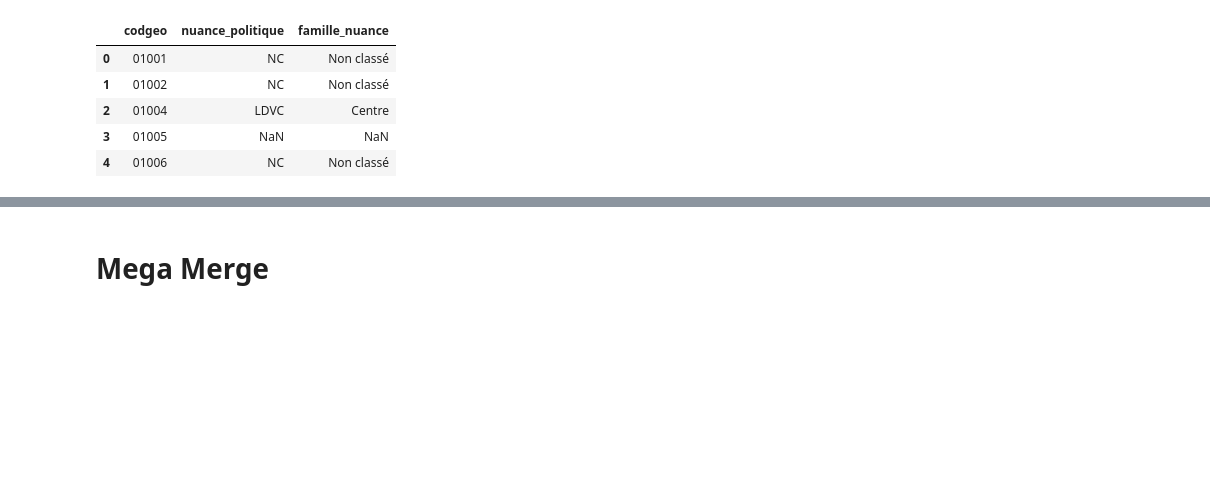
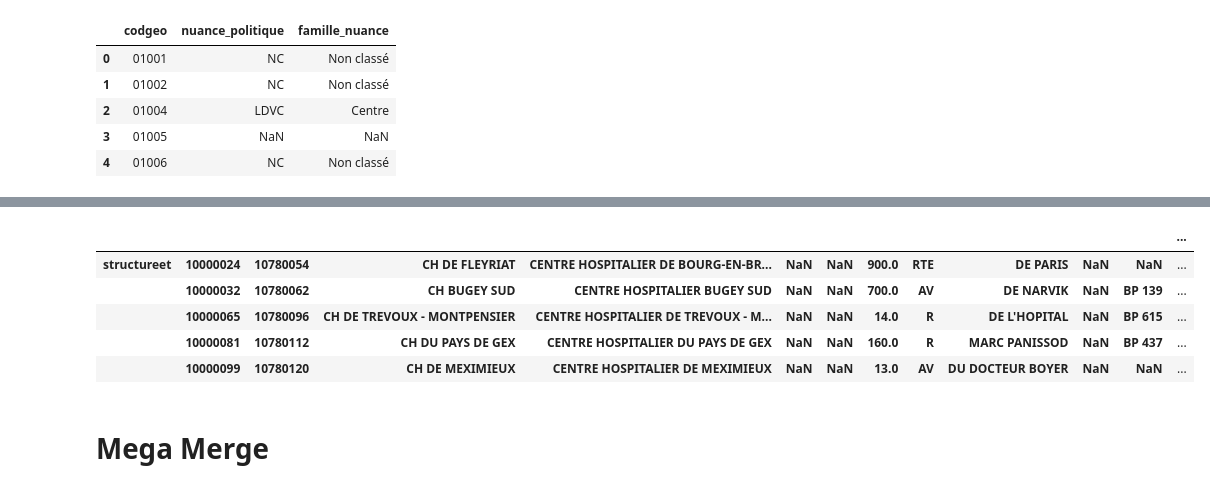
Before and after one commit to jbesan/13_odis_stream2, a Jupyter notebook: notebooks/odis_stream2_data_gathering.ipynb, the cells around one changed output, grey strips where cells are left out. Drawn from its saved outputs; the diff is of its cells as text; code cells hidden in the pictures; blank space fills up the shorter version.

```diff
--- a/notebooks/odis_stream2_data_gathering.ipynb
+++ b/notebooks/odis_stream2_data_gathering.ipynb
@@ -676,3 +768,13 @@ np.int64(148)
+# %%
+sante = pd.read_csv("../csv/etalab-finess-etablissements-sante.csv", delimiter=';')
+sante.head()
+# %% [output]
+|  |  |  |  |  |  |  |  |  |  |  |  | ... |
+| structureet | 10000024 | 10780054 | CH DE FLEYRIAT | CENTRE HOSPITALIER DE BOURG-EN-BR... | NaN | NaN | 900.0 | RTE | DE PARIS | NaN | NaN | ... |
+|  | 10000032 | 10780062 | CH BUGEY SUD | CENTRE HOSPITALIER BUGEY SUD | NaN | NaN | 700.0 | AV | DE NARVIK | NaN | BP 139 | ... |
+|  | 10000065 | 10780096 | CH DE TREVOUX - MONTPENSIER | CENTRE HOSPITALIER DE TREVOUX - M... | NaN | NaN | 14.0 | R | DE L'HOPITAL | NaN | BP 615 | ... |
+|  | 10000081 | 10780112 | CH DU PAYS DE GEX | CENTRE HOSPITALIER DU PAYS DE GEX | NaN | NaN | 160.0 | R | MARC PANISSOD | NaN | BP 437 | ... |
+|  | 10000099 | 10780120 | CH DE MEXIMIEUX | CENTRE HOSPITALIER DE MEXIMIEUX | NaN | NaN | 13.0 | AV | DU DOCTEUR BOYER | NaN | NaN | ... |
 # %% [markdown]
 # Mega Merge
 # %%
```
Also changed, not shown: parts of 15 cells of this notebook, 6 other files.
